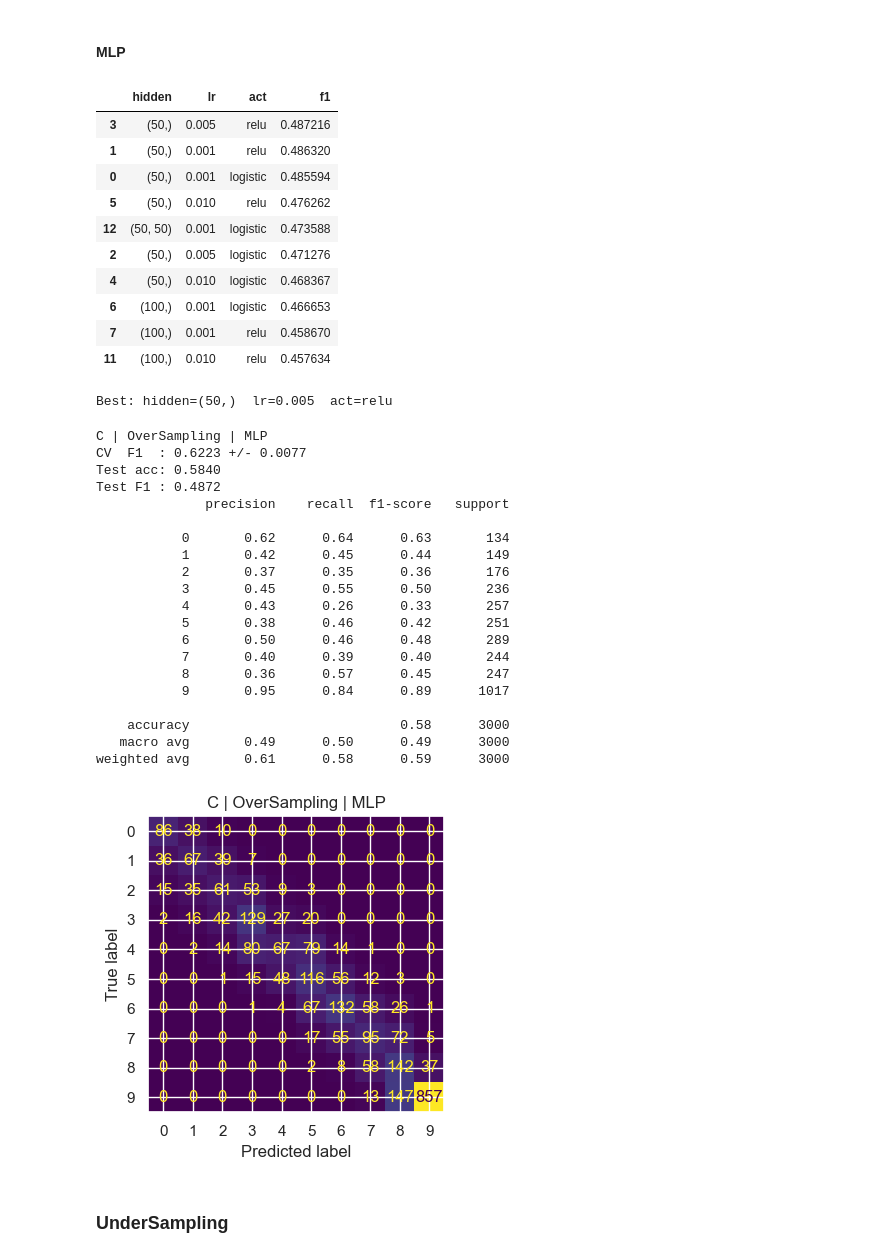
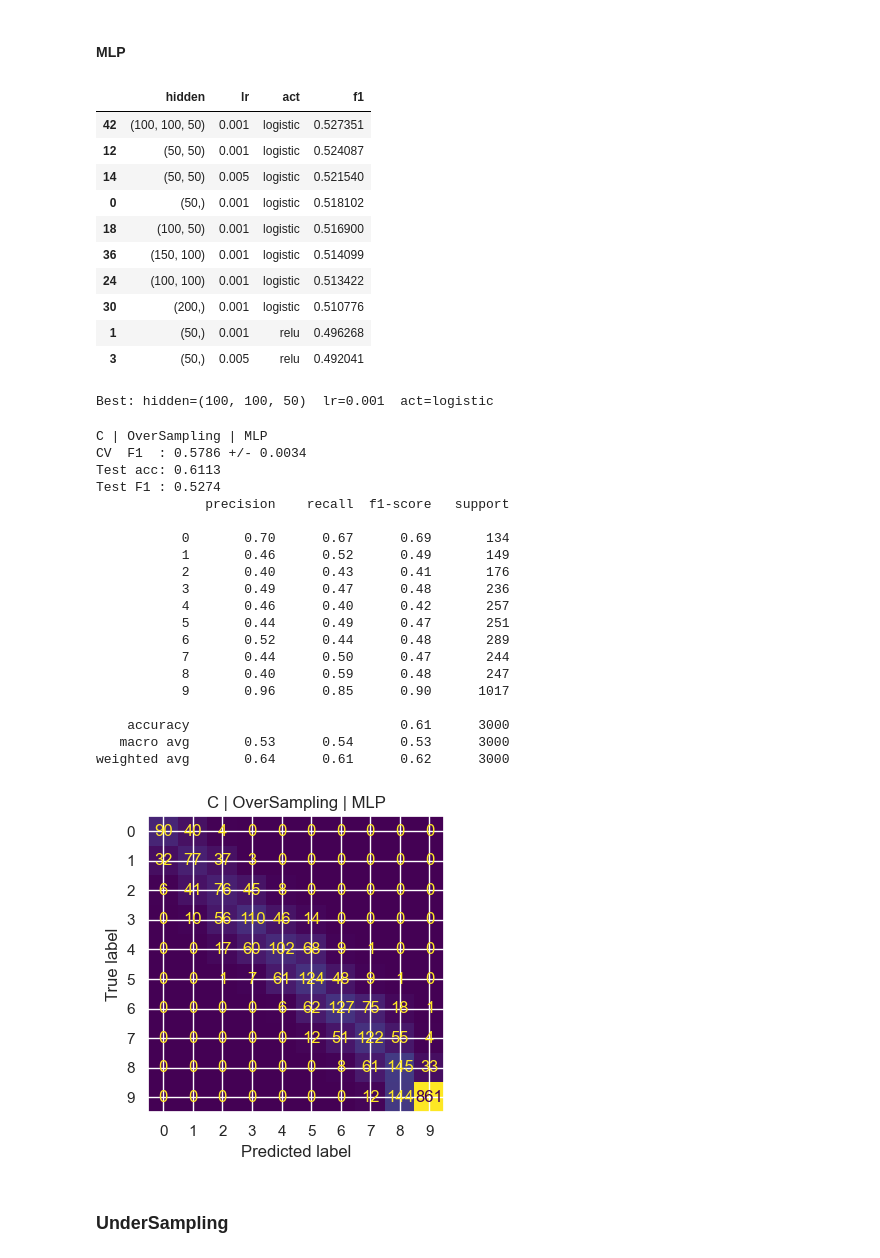
Before and after one commit to diogvasc/projetoAC, a Jupyter notebook: projetoACfinal.ipynb, the cells around one changed output. Cells and saved outputs as stored; diff of their text form; code cells hidden in the pictures.

```diff
--- a/projetoACfinal.ipynb
+++ b/projetoACfinal.ipynb
@@ -934,7 +932,7 @@ for hl, lr, act in product(mlp_configs['hidden_layer_sizes'],
                             mlp_configs['learning_rate_init'],
                             mlp_configs['activation']):
     mlp = MLPClassifier(hidden_layer_sizes=hl, learning_rate_init=lr,
-                        activation=act, max_iter=500, random_state=1)
+                        activation=act, max_iter=2000, early_stopping=True, n_iter_no_change=15, validation_fraction=0.1, random_state=1)
     mlp.fit(X_over_B, y_over_B)
     f1 = f1_score(y_test_B, mlp.predict(X_test_B), average='macro', zero_division=0)
     mlp_results_B_ov.append({'hidden': str(hl), 'lr': lr, 'act': act, 'f1': f1})
@@ -1303,7 +1301,7 @@ for hl, lr, act in product(mlp_configs['hidden_layer_sizes'],
                             mlp_configs['learning_rate_init'],
                             mlp_configs['activation']):
     mlp = MLPClassifier(hidden_layer_sizes=hl, learning_rate_init=lr,
-                        activation=act, max_iter=500, random_state=1)
+                        activation=act, max_iter=2000, early_stopping=True, n_iter_no_change=15, validation_fraction=0.1, random_state=1)
     mlp.fit(X_over_C, y_over_C)
     f1 = f1_score(y_test_C, mlp.predict(X_test_C), average='macro', zero_division=0)
     mlp_results_C_ov.append({'hidden': str(hl), 'lr': lr, 'act': act, 'f1': f1})
@@ -1314,47 +1312,47 @@ best_mlp_C_ov_cfg = mlp_df_C_ov.iloc[0]
 print(f"Best: hidden={best_mlp_C_ov_cfg['hidden']}  lr={best_mlp_C_ov_cfg['lr']}  act={best_mlp_C_ov_cfg['act']}")
 # %% [output]
 |  | hidden | lr | act | f1 |
-| 3 | (50,) | 0.005 | relu | 0.487216 |
-| 1 | (50,) | 0.001 | relu | 0.486320 |
-| 0 | (50,) | 0.001 | logistic | 0.485594 |
-| 5 | (50,) | 0.010 | relu | 0.476262 |
-| 12 | (50, 50) | 0.001 | logistic | 0.473588 |
-| 2 | (50,) | 0.005 | logistic | 0.471276 |
-| 4 | (50,) | 0.010 | logistic | 0.468367 |
-| 6 | (100,) | 0.001 | logistic | 0.466653 |
-| 7 | (100,) | 0.001 | relu | 0.458670 |
-| 11 | (100,) | 0.010 | relu | 0.457634 |
+| 42 | (100, 100, 50) | 0.001 | logistic | 0.527351 |
+| 12 | (50, 50) | 0.001 | logistic | 0.524087 |
+| 14 | (50, 50) | 0.005 | logistic | 0.521540 |
+| 0 | (50,) | 0.001 | logistic | 0.518102 |
+| 18 | (100, 50) | 0.001 | logistic | 0.516900 |
+| 36 | (150, 100) | 0.001 | logistic | 0.514099 |
+| 24 | (100, 100) | 0.001 | logistic | 0.513422 |
+| 30 | (200,) | 0.001 | logistic | 0.510776 |
+| 1 | (50,) | 0.001 | relu | 0.496268 |
+| 3 | (50,) | 0.005 | relu | 0.492041 |
-Best: hidden=(50,)  lr=0.005  act=relu
+Best: hidden=(100, 100, 50)  lr=0.001  act=logistic
 # %%
 mlp_C_ov = MLPClassifier(
     hidden_layer_sizes=ast.literal_eval(best_mlp_C_ov_cfg['hidden']),
     learning_rate_init=best_mlp_C_ov_cfg['lr'],
     activation=best_mlp_C_ov_cfg['act'],
-    max_iter=500, random_state=1)
+    max_iter=2000, early_stopping=True, n_iter_no_change=15, validation_fraction=0.1, random_state=1)
 res_mlp_C_over = evaluate(mlp_C_ov, X_over_C, y_over_C, X_test_C, y_test_C,
                            label="C | OverSampling | MLP")
 # %% [output]
 C | OverSampling | MLP
-CV  F1  : 0.6223 +/- 0.0077
-Test acc: 0.5840
-Test F1 : 0.4872
+CV  F1  : 0.5786 +/- 0.0034
+Test acc: 0.6113
+Test F1 : 0.5274
               precision    recall  f1-score   support
 
-           0       0.62      0.64      0.63       134
-           1       0.42      0.45      0.44       149
-           2       0.37      0.35      0.36       176
-           3       0.45      0.55      0.50       236
-           4       0.43      0.26      0.33       257
-           5       0.38      0.46      0.42       251
-           6       0.50      0.46      0.48       289
-           7       0.40      0.39      0.40       244
-           8       0.36      0.57      0.45       247
-           9       0.95      0.84      0.89      1017
+           0       0.70      0.67      0.69       134
+           1       0.46      0.52      0.49       149
+           2       0.40      0.43      0.41       176
+           3       0.49      0.47      0.48       236
+           4       0.46      0.40      0.42       257
+           5       0.44      0.49      0.47       251
+           6       0.52      0.44      0.48       289
+           7       0.44      0.50      0.47       244
+           8       0.40      0.59      0.48       247
+           9       0.96      0.85      0.90      1017
 
-    accuracy                           0.58      3000
-   macro avg       0.49      0.50      0.49      3000
-weighted avg       0.61      0.58      0.59      3000
+    accuracy                           0.61      3000
+   macro avg       0.53      0.54      0.53      3000
+weighted avg       0.64      0.61      0.62      3000
-[figure, old version]
+[figure, new version]
 # %% [markdown]
 ### UnderSampling
 # %%
```
Also changed, not shown: parts of 7 cells of this notebook, 1 other file.
